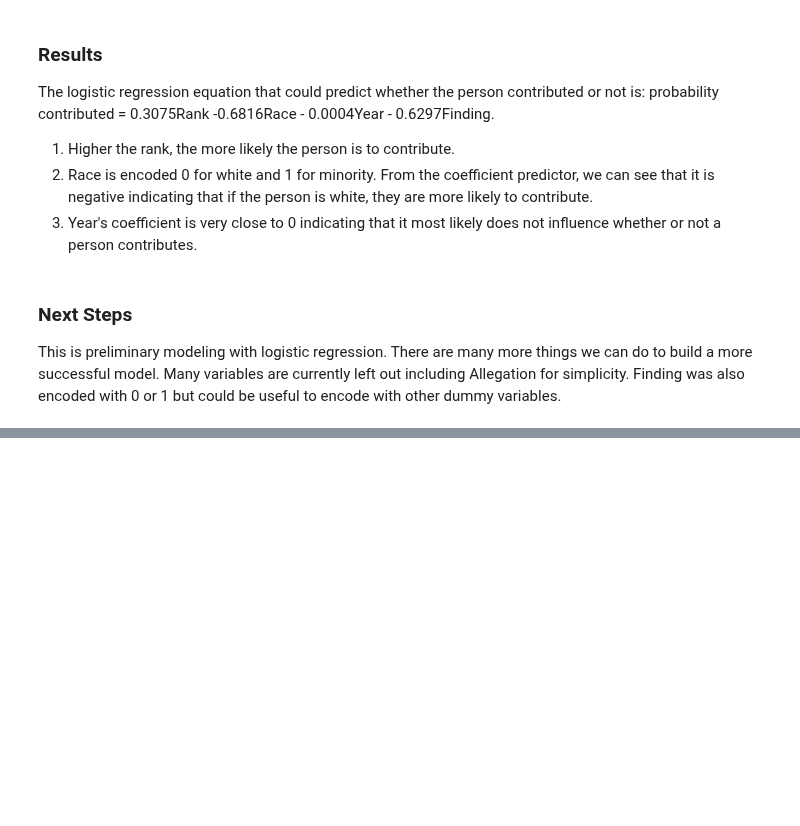
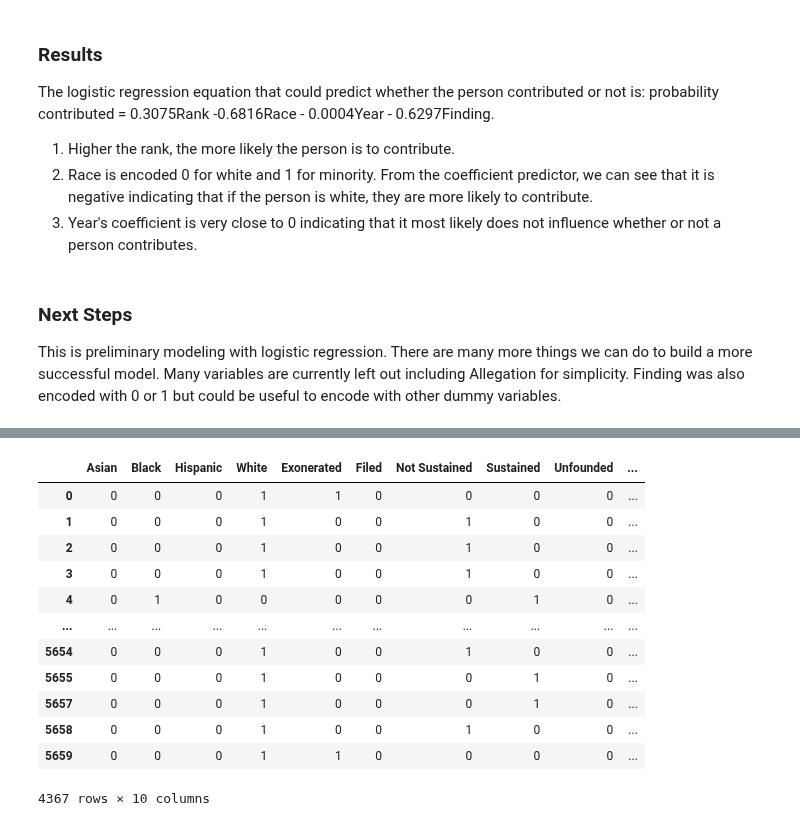
Before and after one commit to BU-Spark/CS506Spring2021Repository, a Jupyter notebook: PoliceConductProject/deliverable5/logistic.ipynb, the cells around one changed output, grey strips where cells are left out. Saved outputs shown, nothing was run; the diff lists cells and outputs as text; code cells hidden in the pictures; blank space fills up the shorter version.

```diff
--- a/PoliceConductProject/deliverable5/logistic.ipynb
+++ b/PoliceConductProject/deliverable5/logistic.ipynb
@@ -280,0 +287,10 @@ This is preliminary modeling with logistic regression. There are many more thing
+# %%
+# for race & finding bc outcome has nan values
+Xvals_onehot_Race = pd.get_dummies(df1.Race)
+Xvals_onehot_Finding = pd.get_dummies(df1.Finding)
+
+X_vals_cat = pd.concat([Xvals_onehot_Race, Xvals_onehot_Finding], axis = 1).reindex(Xvals_onehot_Race.index)
+
+smModel_onehot_Race = sm.Logit(labels2, X_vals_cat).fit()
+print_model = smModel_onehot_Race.summary()
+print(print_model)
@@ -280,0 +315,16 @@ This is preliminary modeling with logistic regression. There are many more thing
+# %%
+X_vals_cat
+# %% [output]
+|  | Asian | Black | Hispanic | White | Exonerated | Filed | Not Sustained | Sustained | Unfounded | ... |
+| 0 | 0 | 0 | 0 | 1 | 1 | 0 | 0 | 0 | 0 | ... |
+| 1 | 0 | 0 | 0 | 1 | 0 | 0 | 1 | 0 | 0 | ... |
+| 2 | 0 | 0 | 0 | 1 | 0 | 0 | 1 | 0 | 0 | ... |
+| 3 | 0 | 0 | 0 | 1 | 0 | 0 | 1 | 0 | 0 | ... |
+| 4 | 0 | 1 | 0 | 0 | 0 | 0 | 0 | 1 | 0 | ... |
+| ... | ... | ... | ... | ... | ... | ... | ... | ... | ... | ... |
+| 5654 | 0 | 0 | 0 | 1 | 0 | 0 | 1 | 0 | 0 | ... |
+| 5655 | 0 | 0 | 0 | 1 | 0 | 0 | 0 | 1 | 0 | ... |
+| 5657 | 0 | 0 | 0 | 1 | 0 | 0 | 0 | 1 | 0 | ... |
+| 5658 | 0 | 0 | 0 | 1 | 0 | 0 | 1 | 0 | 0 | ... |
+| 5659 | 0 | 0 | 0 | 1 | 1 | 0 | 0 | 0 | 0 | ... |
+4367 rows × 10 columns
```
Also changed, not shown: parts of 13 cells of this notebook.
